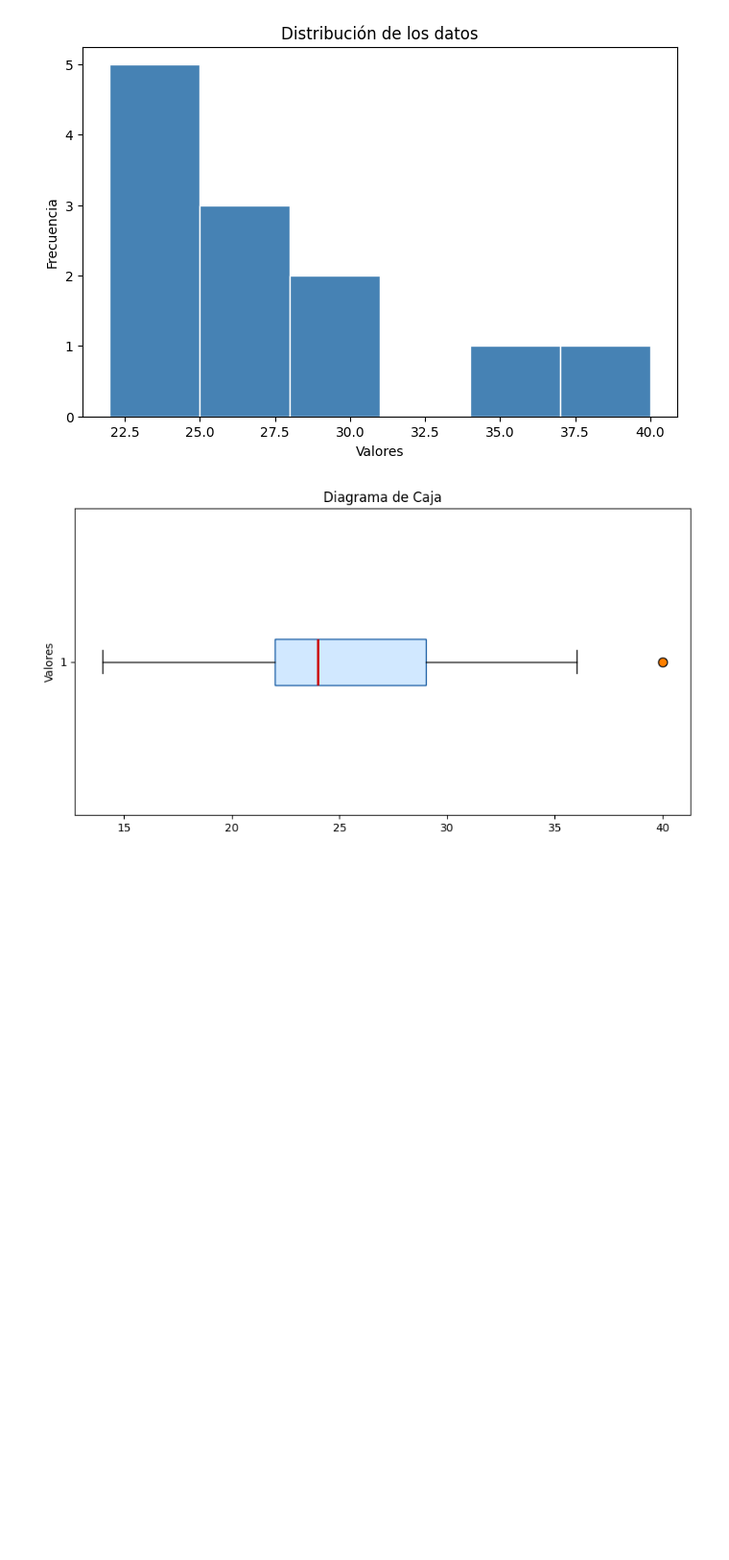
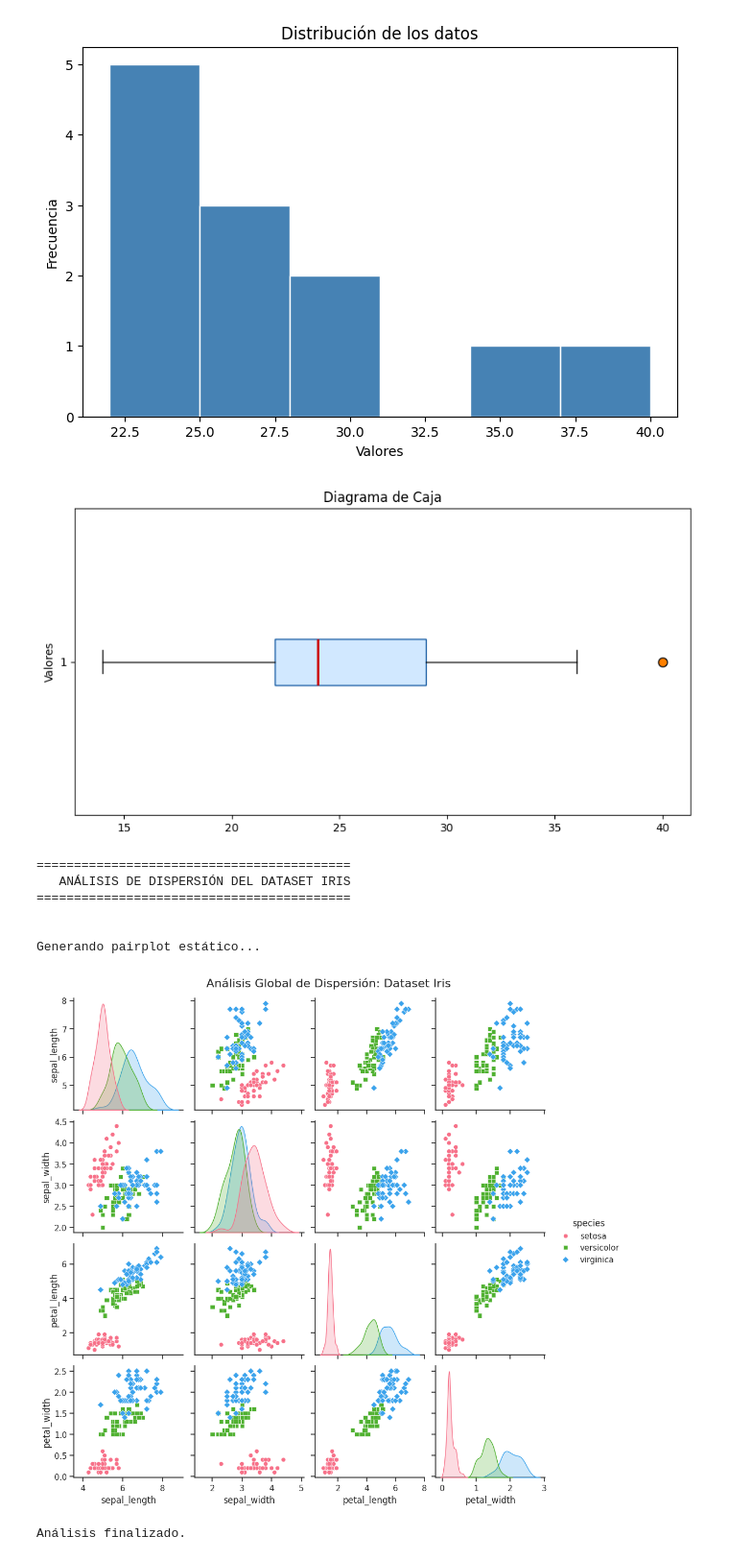
Before and after one commit to paranedagarcia/Bioestadistica, a Jupyter notebook: plot.ipynb, the cells around one changed output. Shown at 96% size. Saved outputs shown, nothing was run; the diff lists cells and outputs as text; code cells hidden in the pictures; blank space fills up the shorter version.

```diff
--- a/plot.ipynb
+++ b/plot.ipynb
@@ -86,3 +86,70 @@ boxplot(datos,
         main = "Diagrama de Caja",
         ylab = "Valores",
         col = "lightblue")
+# %%
+# iris
+import pandas as pd
+import seaborn as sns
+import matplotlib.pyplot as plt
+import plotly.express as px
+from sklearn.datasets import load_iris
+
+def cargar_y_preparar_datos():
+    """Carga el dataset Iris y lo convierte a un DataFrame de Pandas."""
+    iris = load_iris()
+    # Crear el DataFrame con los nombres de las características
+    df = pd.DataFrame(data=iris.data, columns=iris.feature_names)
+    # Añadir la columna de especies y mapear los nombres
+    df['species'] = iris.target
+    target_names = {0: 'setosa', 1: 'versicolor', 2: 'virginica'}
+    df['species'] = df['species'].map(target_names)
+
+    # Traducir los nombres de las columnas para facilitar la lectura (opcional)
+    df.columns = [col.replace(' (cm)', '').replace(' ', '_') for col in df.columns]
+
+    return df
+
+def analisis_estatico_pairplot(df):
+    """
+    Crea una matriz de diagramas de dispersión (pairplot) para ver
+    todas las combinaciones de características a la vez.
+    """
+    print("\nGenerando pairplot estático...")
+
+    # Configurar el estilo
+    sns.set_theme(style="ticks")
+
+    # Crear el pairplot coloreado por especie
+    pairplot = sns.pairplot(df, hue="species", palette="husl", markers=["o", "s", "D"])
+
+    # Añadir un título general
+    pairplot.fig.suptitle("Análisis Global de Dispersión: Dataset Iris", y=1.02, fontsize=16)
+
+    # save the plot
+    pairplot.savefig('python_pairplot_iris.png')
+    plt.show()
+
+
+# --- EJECUCIÓN DEL PROGRAMA ---
+
+if __name__ == "__main__":
+    print("==========================================")
+    print("   ANÁLISIS DE DISPERSIÓN DEL DATASET IRIS")
+    print("==========================================\n")
+
+    # 1. Cargar datos
+    iris_df = cargar_y_preparar_datos()
+
+    # 2. Análisis Visual Global (Pairplot)
+    analisis_estatico_pairplot(iris_df)
+
+    print("\nAnálisis finalizado.")
+# %% [output]
+==========================================
+   ANÁLISIS DE DISPERSIÓN DEL DATASET IRIS
+==========================================
+
+
+Generando pairplot estático...
+[figure, added]
+Análisis finalizado.
```
Also changed, not shown: parts of 1 cell of this notebook, 5 other files.
